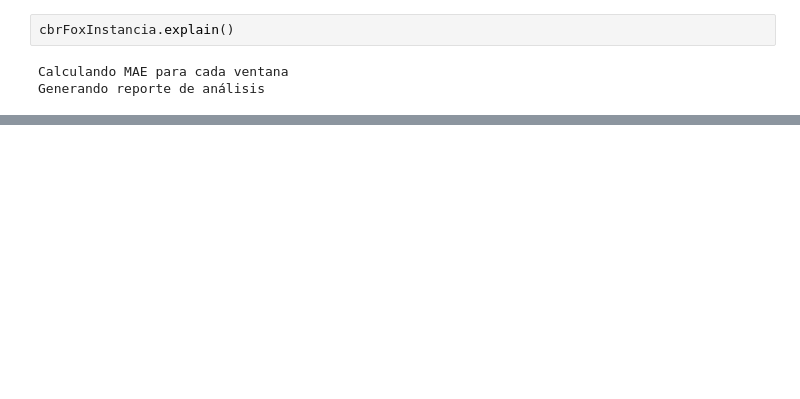
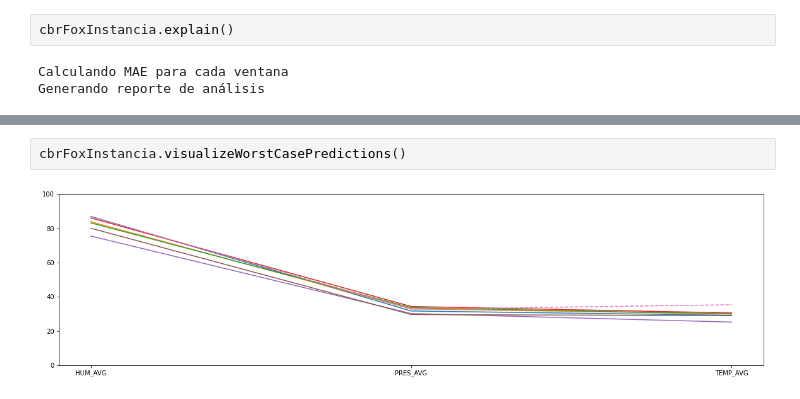
Before and after one commit to Cowardenemy/Weather-Forecasting-CBR-fox, a Jupyter notebook: Jupyter/Software_1.1.ipynb, the cells around one changed output, grey strips where cells are left out. Saved outputs shown, nothing was run; the diff lists cells and outputs as text; blank space fills up the shorter version.

```diff
--- a/Jupyter/Software_1.1.ipynb
+++ b/Jupyter/Software_1.1.ipynb
@@ -119,3 +126,7 @@ cbrFoxInstancia.visualizeWorstHistoryPredictions(figsize= (17, 6*3))
+# %%
+cbrFoxInstancia.visualizeWorstCasePredictions()
+# %% [output]
+[figure, added]
 # %%
 cbrFoxInstancia.getAnalysisreport()
 # %% [output]
```
Also changed, not shown: parts of 9 cells of this notebook, 1 other file.
